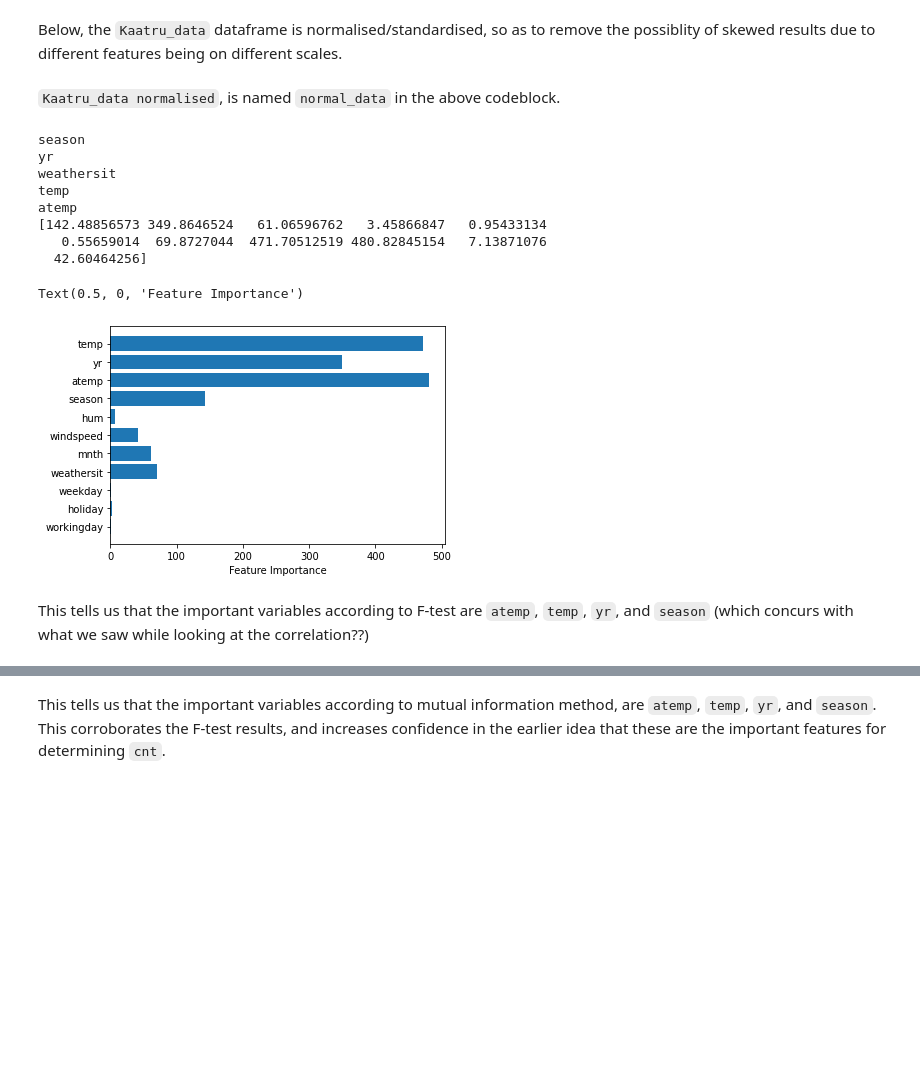
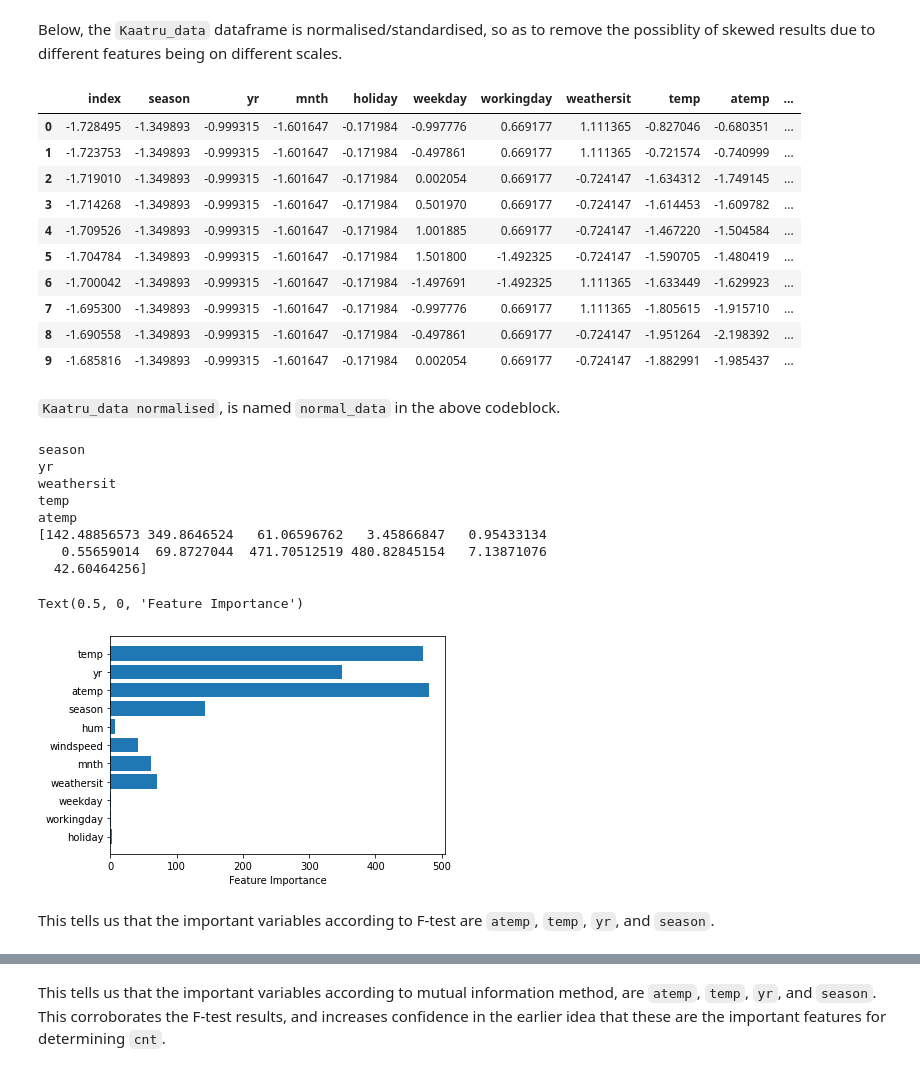
Before and after one commit to JamesEmi/Kaatru, a Jupyter notebook: Kaatru_DataSet_Analysis.ipynb, the cells around one changed output, grey strips where cells are left out. Cells and saved outputs as stored; diff of their text form; code cells hidden in the pictures; blank space fills up the shorter version.

Commit message:
Add files via upload
The code block for normalizing data was missing. That has been added.

```diff
--- a/Kaatru_DataSet_Analysis.ipynb
+++ b/Kaatru_DataSet_Analysis.ipynb
@@ -91,6 +102,28 @@ F-test for ANOVA analyzes how the variance of a variable across the values of an
 Methods based on the F-test estimate linear dependency between variables and are therefore prone to disregard alinear relationships. Mutual information does not fall into this, but requires more samples to work properly.
 # %% [markdown]
 Below, the `Kaatru_data` dataframe is normalised/standardised, so as to remove the possiblity of skewed results due to different features being on different scales.
+# %%
+normal_data = Kaatru_data.copy(deep=True)
+μ = pd.Series({col: 0 for col in Kaatru_data.columns}, dtype="float32")
+σ = pd.Series({col: 0 for col in Kaatru_data.columns}, dtype="float32")
+
+for col in Kaatru_data.columns:
+    μ[col] = Kaatru_data[col].mean()
+    σ[col] = Kaatru_data[col].std()
+    normal_data[col] = (Kaatru_data[col] - μ[col]) / σ[col]
+normal_data.head(10)
+# %% [output]
+|  | index | season | yr | mnth | holiday | weekday | workingday | weathersit | temp | atemp | ... |
+| 0 | -1.728495 | -1.349893 | -0.999315 | -1.601647 | -0.171984 | -0.997776 | 0.669177 | 1.111365 | -0.827046 | -0.680351 | ... |
+| 1 | -1.723753 | -1.349893 | -0.999315 | -1.601647 | -0.171984 | -0.497861 | 0.669177 | 1.111365 | -0.721574 | -0.740999 | ... |
+| 2 | -1.719010 | -1.349893 | -0.999315 | -1.601647 | -0.171984 | 0.002054 | 0.669177 | -0.724147 | -1.634312 | -1.749145 | ... |
+| 3 | -1.714268 | -1.349893 | -0.999315 | -1.601647 | -0.171984 | 0.501970 | 0.669177 | -0.724147 | -1.614453 | -1.609782 | ... |
+| 4 | -1.709526 | -1.349893 | -0.999315 | -1.601647 | -0.171984 | 1.001885 | 0.669177 | -0.724147 | -1.467220 | -1.504584 | ... |
+| 5 | -1.704784 | -1.349893 | -0.999315 | -1.601647 | -0.171984 | 1.501800 | -1.492325 | -0.724147 | -1.590705 | -1.480419 | ... |
+| 6 | -1.700042 | -1.349893 | -0.999315 | -1.601647 | -0.171984 | -1.497691 | -1.492325 | 1.111365 | -1.633449 | -1.629923 | ... |
+| 7 | -1.695300 | -1.349893 | -0.999315 | -1.601647 | -0.171984 | -0.997776 | 0.669177 | 1.111365 | -1.805615 | -1.915710 | ... |
+| 8 | -1.690558 | -1.349893 | -0.999315 | -1.601647 | -0.171984 | -0.497861 | 0.669177 | -0.724147 | -1.951264 | -2.198392 | ... |
+| 9 | -1.685816 | -1.349893 | -0.999315 | -1.601647 | -0.171984 | 0.002054 | 0.669177 | -0.724147 | -1.882991 | -1.985437 | ... |
 # %% [markdown]
 `Kaatru_data normalised`, is named `normal_data` in the above codeblock.
 # %%
@@ -118,9 +151,9 @@ atemp
    0.55659014  69.8727044  471.70512519 480.82845154   7.13871076
   42.60464256]
 Text(0.5, 0, 'Feature Importance')
-[figure, old version]
+[figure, new version]
 # %% [markdown]
-This tells us that the important variables according to F-test are `atemp`, `temp`, `yr`, and `season` (which concurs with what we saw while looking at the correlation??)
+This tells us that the important variables according to F-test are `atemp`, `temp`, `yr`, and `season`.
 # %%
 from sklearn.feature_selection import mutual_info_regression
 mi_filter_reg = SelectKBest(mutual_info_regression, k=5)
```
Also changed, not shown: parts of 7 cells of this notebook.
